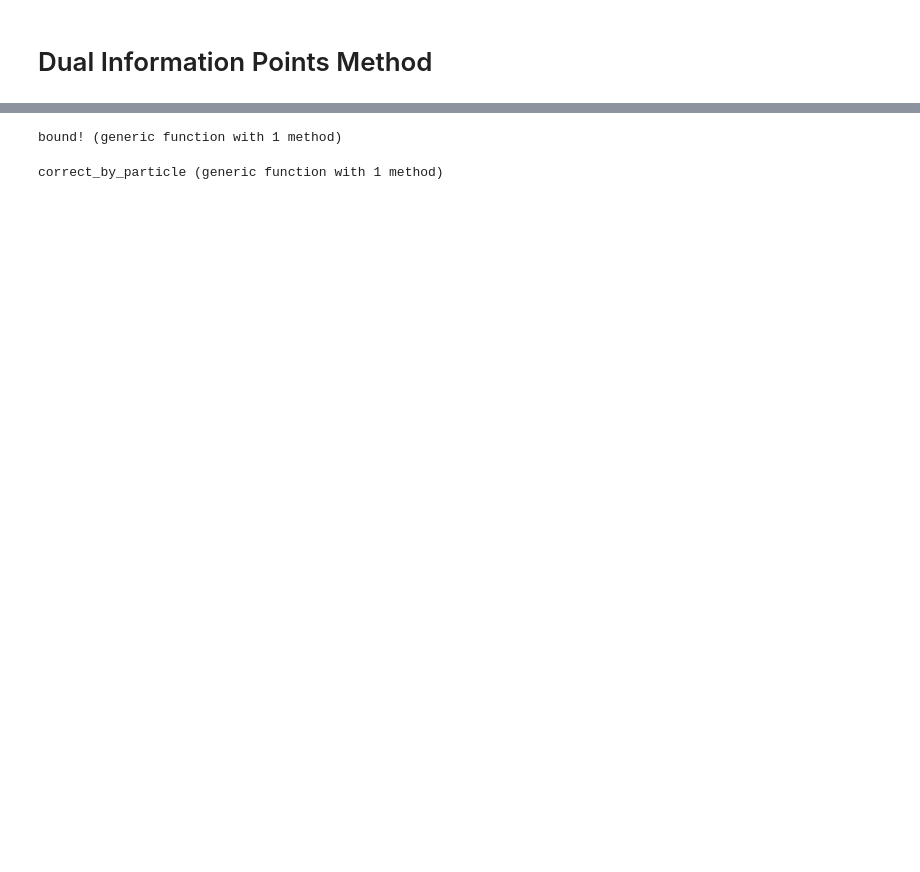
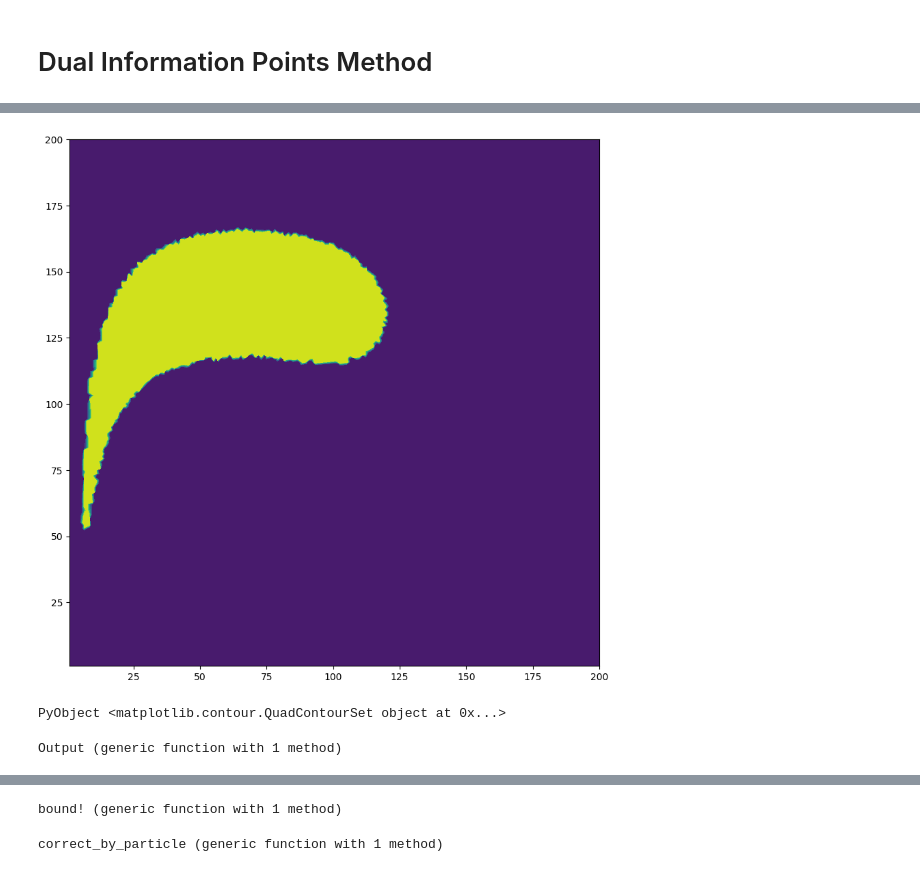
Before and after one commit to bfly123/DIPjulia, a Jupyter notebook: DIP.ipynb, the cells around one changed output, grey strips where cells are left out. Saved outputs shown, nothing was run; the diff lists cells and outputs as text; code cells hidden in the pictures; blank space fills up the shorter version.

```diff
--- a/DIP.ipynb
+++ b/DIP.ipynb
@@ -19,0 +37,16 @@ function DIP(pxₚ,pyₚ,Nxₚ,Nyₚ,Uₚ,px,py,u,v,U,dt)
+# %%
+function solve(T)
+    pxₚ,pyₚ,Nxₚ,Nyₚ,Uₚ,px,py,u,v,U,dx,dy= init()
+
+    t = 0
+    dt = 0.3*dx
+    while t ≤ T
+        if t+dt > T
+            dt = T-t+1e-10
+        end
+        t += dt
+        print("$t \n")
+     DIP(pxₚ,pyₚ,Nxₚ,Nyₚ,Uₚ,px,py,u,v,U,dt,dx,dy)
+    end
+    return px,py,U
+end
@@ -19,0 +55,2 @@ function DIP(pxₚ,pyₚ,Nxₚ,Nyₚ,Uₚ,px,py,u,v,U,dt)
+# %%
+px,py,U= solve(π)
@@ -19,0 +76,16 @@ function DIP(pxₚ,pyₚ,Nxₚ,Nyₚ,Uₚ,px,py,u,v,U,dt)
+# %%
+X = copy(U)
+Y = copy(U)
+I,J = size(U)
+for i in 1:I
+    for j in 1:J
+X[i, j] = i +  px[i,j]
+Y[i, j] = j +  py[i,j]
+    end
+end
+# %%
+fig, ax1 = plt.subplots(figsize = (10,10))
+ax1.contourf(X,Y,U)
+# %% [output]
+[figure, added]
+PyObject <matplotlib.contour.QuadContourSet object at 0x...>
@@ -19,0 +95,25 @@ function DIP(pxₚ,pyₚ,Nxₚ,Nyₚ,Uₚ,px,py,u,v,U,dt)
+# %%
+function Output(px,py,U)
+   I,J = size(U)
+    io = open("data.dat", "w+")
+
+    A =zeros(Float64,I*J,3)
+    text = " TITLE = \"Dataset\"
+VARIABLES = \"x\" \"y\" \"u\"  ZONE T=\"Zone 1\"
+I=$I,J=$J,K=1,ZONETYPE=Ordered
+DATAPACKING=POINT \n "
+
+    write(io,text)
+
+    for i in 1:I; for j in 1:J
+        k = i +J*(j-1)
+        A[k,1] = i +px[i,j]
+        A[k,2] = j +py[i,j]
+        A[k,3] = U[i,j]
+            end;end
+    # write(io,A)
+      writedlm(io, A, "  ")
+    close(io)
+end
+# %% [output]
+Output (generic function with 1 method)
```
Also changed, not shown: parts of 27 cells of this notebook, 1 other file.
